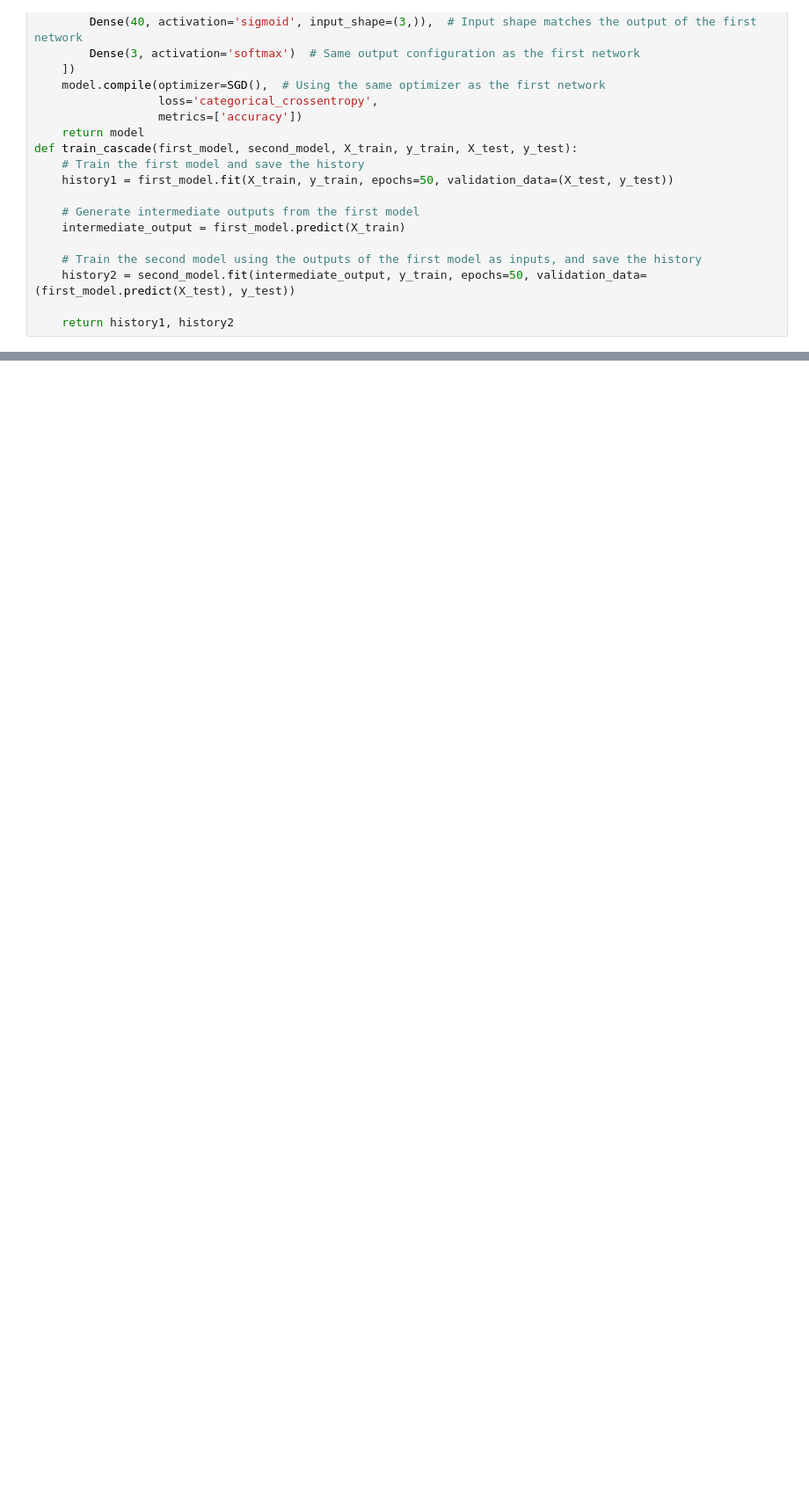
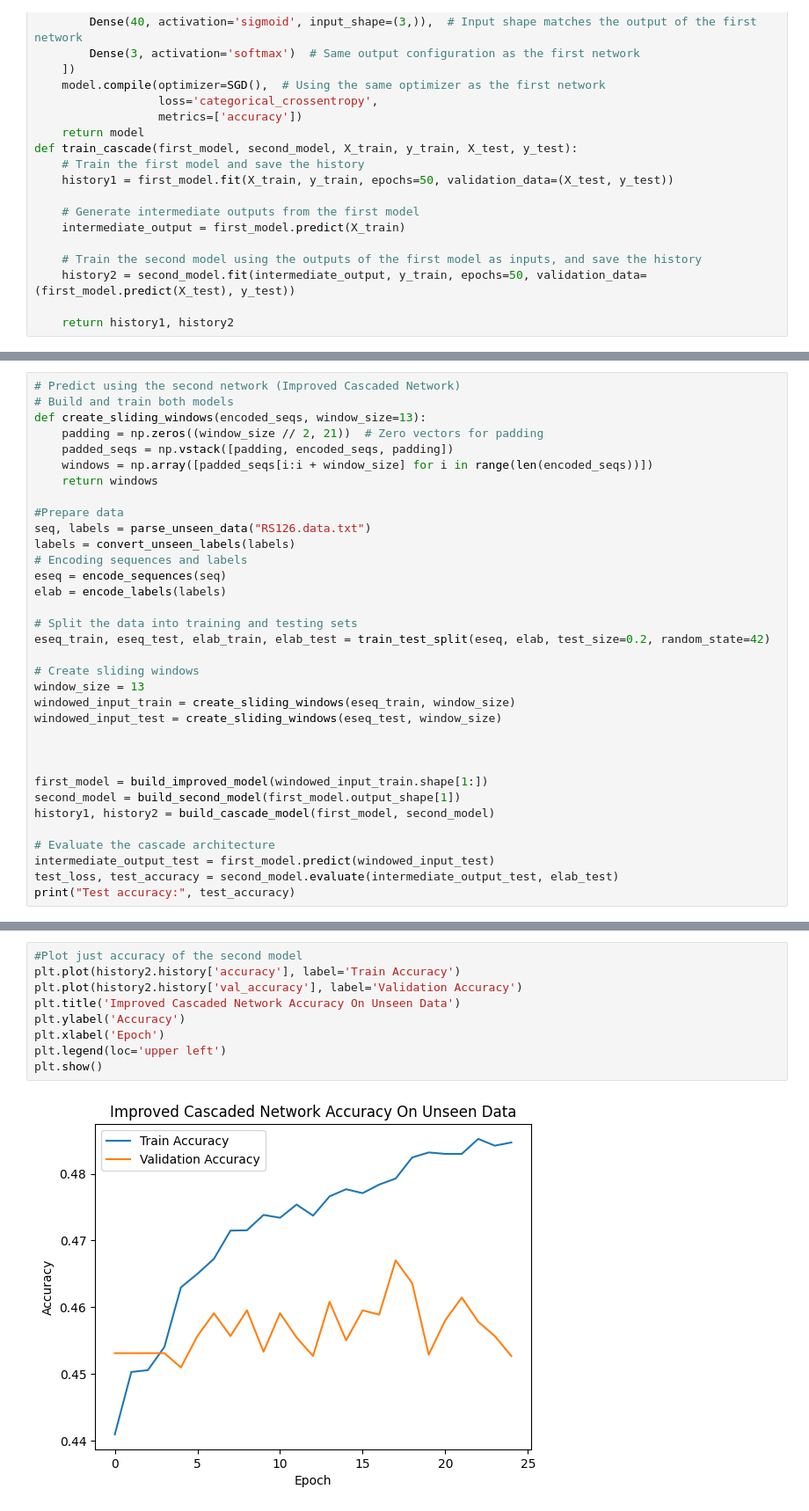
Before and after one commit to Paul-Winpenny/CompBioProject, a Jupyter notebook: Project.ipynb, the cells around one changed output, grey strips where cells are left out. Shown at 88% size. Saved outputs shown, nothing was run; the diff lists cells and outputs as text; blank space fills up the shorter version.

```diff
--- a/Project.ipynb
+++ b/Project.ipynb
@@ -389,0 +505,34 @@ taxonomy_id
+# %%
+# Predict using the second network (Improved Cascaded Network)
+# Build and train both models
+def create_sliding_windows(encoded_seqs, window_size=13):
+    padding = np.zeros((window_size // 2, 21))  # Zero vectors for padding
+    padded_seqs = np.vstack([padding, encoded_seqs, padding])
+    windows = np.array([padded_seqs[i:i + window_size] for i in range(len(encoded_seqs))])
+    return windows
+
+#Prepare data
+seq, labels = parse_unseen_data("RS126.data.txt")
+labels = convert_unseen_labels(labels)
+# Encoding sequences and labels
+eseq = encode_sequences(seq)
+elab = encode_labels(labels)
+
+# Split the data into training and testing sets
+eseq_train, eseq_test, elab_train, elab_test = train_test_split(eseq, elab, test_size=0.2, random_state=42)
+
+# Create sliding windows
+window_size = 13
+windowed_input_train = create_sliding_windows(eseq_train, window_size)
+windowed_input_test = create_sliding_windows(eseq_test, window_size)
+
+
+
+first_model = build_improved_model(windowed_input_train.shape[1:])
+second_model = build_second_model(first_model.output_shape[1])
+history1, history2 = build_cascade_model(first_model, second_model)
+
+# Evaluate the cascade architecture
+intermediate_output_test = first_model.predict(windowed_input_test)
+test_loss, test_accuracy = second_model.evaluate(intermediate_output_test, elab_test)
+print("Test accuracy:", test_accuracy)
@@ -389,0 +557,11 @@ taxonomy_id
+# %%
+#Plot just accuracy of the second model
+plt.plot(history2.history['accuracy'], label='Train Accuracy')
+plt.plot(history2.history['val_accuracy'], label='Validation Accuracy')
+plt.title('Improved Cascaded Network Accuracy On Unseen Data')
+plt.ylabel('Accuracy')
+plt.xlabel('Epoch')
+plt.legend(loc='upper left')
+plt.show()
+# %% [output]
+[figure, added]
```
Also changed, not shown: parts of 13 cells of this notebook, 3 other files.
